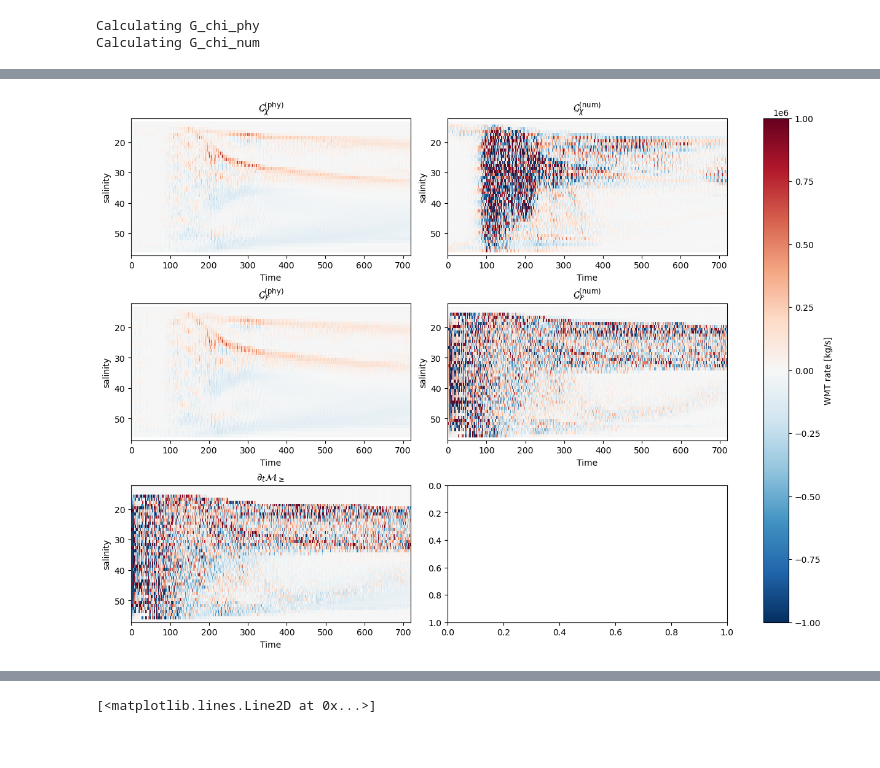
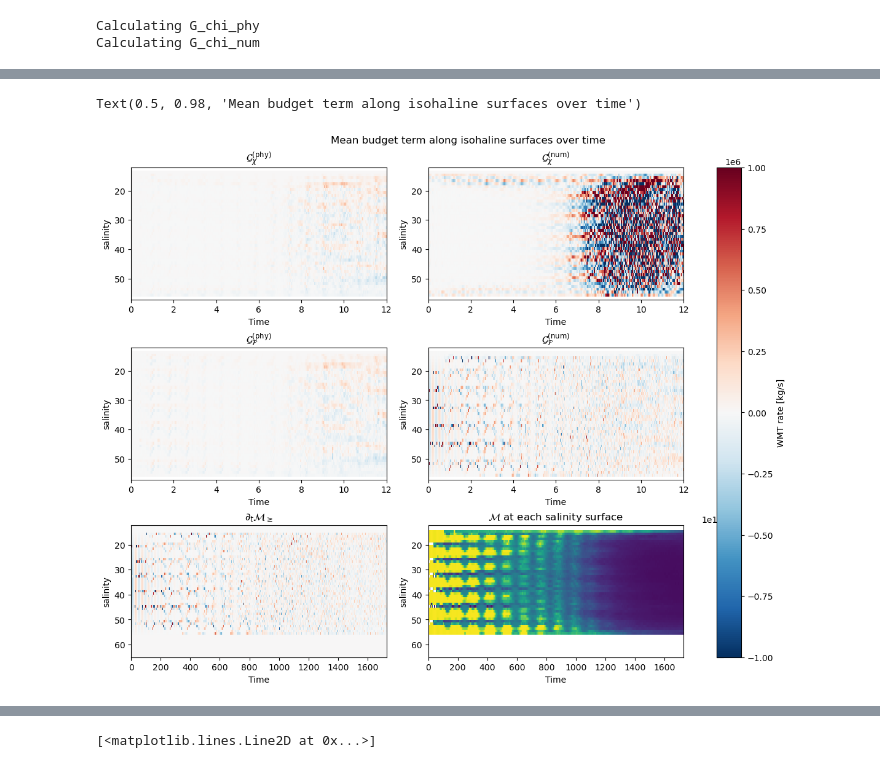
Before and after one commit to kailauyeda/WMT_DVD, a Jupyter notebook: bichan/analysis/preliminary_analysis.ipynb, the cells around one changed output, grey strips where cells are left out. Drawn from its saved outputs; the diff is of its cells as text; code cells hidden in the pictures.

```diff
--- a/bichan/analysis/preliminary_analysis.ipynb
+++ b/bichan/analysis/preliminary_analysis.ipynb
@@ -509,8 +523,9 @@ def find_min_max_idx(da):
 --------
 # %%
 rho_0 = 1026
+target_coord_spacing = 1
 
-G_F_phy_ds, G_chi_phy_ds, G_chi_num_ds, G_phy_comp_ds = calculate_G_mix(rho_0, mesh, ds_output, target_coord_spacing = 1)
+G_F_phy_ds, G_chi_phy_ds, G_chi_num_ds, G_phy_comp_ds = calculate_G_mix(rho_0, mesh, avg_ds_output, target_coord_spacing)
 # %% [output]
 Calculating G_chi_phy
 Calculating G_chi_num
@@ -530,27 +532,29 @@ grid_output = Grid(ds_output, coords = {'Z' : {'center': 'nVertLevels', 'outer'
 # %%
 # find dM/dt
 # create grid to allow for transformation to salinity coords
-ds_output['salinity'] = ds_output.salinity.ffill(dim= 'nVertLevels', limit = 1)
+# ds_output['salinity'] = ds_output.salinity.ffill(dim= 'nVertLevels', limit = 1)
 
 # +2 to ensure that the upper and lower bins have Gphy = 0
-target_coord_spacing = 1
-lower_bound = ds_output.salinity_P1.min() - 2
-upper_bound = ds_output.salinity_P1.max() + 2
+
+lower_bound = avg_ds_output.salinity_P1.min() - 2
+upper_bound = avg_ds_output.salinity_P1.max() + 10
 target_coords_P1 = np.arange(lower_bound,upper_bound,target_coord_spacing)
+target_coords = (target_coords_P1[1:] + target_coords_P1[:-1]) / 2
 
-grid_nVertLevels = Grid(ds_output, coords={'Z' : {'center' : 'nVertLevels', 'outer' : 'nVertLevelsP1'}},
-                            periodic = False,
-                            autoparse_metadata=False)
+# grid_nVertLevels = Grid(ss_ds_output, coords={'Z' : {'center' : 'nVertLevels', 'outer' : 'nVertLevelsP1'}},
+#                             periodic = False,
+#                             autoparse_metadata=False)
+
 # mass of every grid cell in z coords
-mass = ds_output.density * ds_output.layerThickness * mesh.areaCell
-mass = rho_0 * ds_output.layerThickness * mesh.areaCell
+mass = ss_ds_output.density * ss_ds_output.layerThickness * mesh.areaCell
+# then remap into salinity space
+# calculate salinity_P1 values
 
-# then remap into salinity space
-mass_transform = grid_nVertLevels.transform(mass,
-                                            'Z',
-                                            target_coords_P1,
-                                            method = 'conservative',
-                                            target_data = ds_output.salinity_P1)
+mass_transform = ss_ds_grid.transform(mass,
+                                      'Z',
+                                      target_coords_P1,
+                                      method = 'conservative',
+                                      target_data = ss_ds_output.salinity_P1)
 
 mass_transform = mass_transform.rename({'salinity_P1' : 'salinity'})
 
@@ -565,7 +585,4 @@ dt = 2 * 60 * 60 # dt = 2 hrs, need to get into units of seconds
 dM_dt = (dM / dt).transpose('salinity','nCells','Time')
 
 # from dM/dt, calculate the residual numerical mixing
-# interpolate G_phy_comp_ds.G_F_phy_center onto "outer/edge" time steps
-G_F_outer_time = (G_phy_comp_ds.G_F_phy_center[:,:,1:] + G_phy_comp_ds.G_F_phy_center[:,:,:-1]) / 2
-
-G_F_num = dM_dt - G_F_outer_time
+G_F_num = dM_dt - G_phy_comp_ds.G_F_phy_center
@@ -572,23 +628,29 @@ G_F_num = dM_dt - G_F_outer_time
 # %%
 fig, ax = plt.subplots(nrows=3,ncols=2,constrained_layout=True,figsize=(12,9))
 
 G_phy_comp_ds.G_chi_phy.mean(dim='nCells').plot(ax=ax[0,0],y='salinity',vmin=-1e6, vmax=1e6, cmap='RdBu_r', add_colorbar=False)
 ax[0,0].set_title(r'$\mathcal{G}_\chi^{\text{(phy)}}$')
 G_phy_comp_ds.G_chi_num.mean(dim='nCells').plot(ax=ax[0,1],y='salinity',vmin=-1e6, vmax=1e6, cmap='RdBu_r', add_colorbar=False)
 ax[0,1].set_title(r'$\mathcal{G}_\chi^{\text{(num)}}$')
 
 G_phy_comp_ds.G_F_phy_center.mean(dim='nCells').plot(ax=ax[1,0],y='salinity',vmin=-1e6, vmax=1e6, cmap='RdBu_r', add_colorbar=False)
 ax[1,0].set_title(r'$\mathcal{G}_\mathcal{F}^{\text{(phy)}}$')
 G_F_num.mean(dim='nCells').plot(ax=ax[1,1],y='salinity',vmin=-1e6, vmax=1e6, cmap='RdBu_r', add_colorbar=False)
 ax[1,1].set_title(r'$\mathcal{G}_\mathcal{F}^{\text{(num)}}$')
 
 c = dM_dt.mean(dim='nCells').plot(ax=ax[2,0], y='salinity', vmin=-1e6, vmax=1e6, cmap ='RdBu_r',add_colorbar=False)
 ax[2,0].set_title(r'$\partial_t \mathcal{M}_\geq$')
 
+mass_transform.mean(dim='nCells').plot(ax=ax[2,1], y='salinity')
+ax[2,1].set_title(r'$\mathcal{M}$ at each salinity surface')
+
 fig.colorbar(c, ax=ax, label='WMT rate [kg/s]')
 
 for i in range(0,3):
     for j in range(0,2):
         ax[i,j].invert_yaxis()
+
+fig.suptitle('Mean budget term along isohaline surfaces over time')
 # %% [output]
+Text(0.5, 0.98, 'Mean budget term along isohaline surfaces over time')
-[figure, old version]
+[figure, new version]
```
Also changed, not shown: parts of 21 cells of this notebook, 3 other files.
